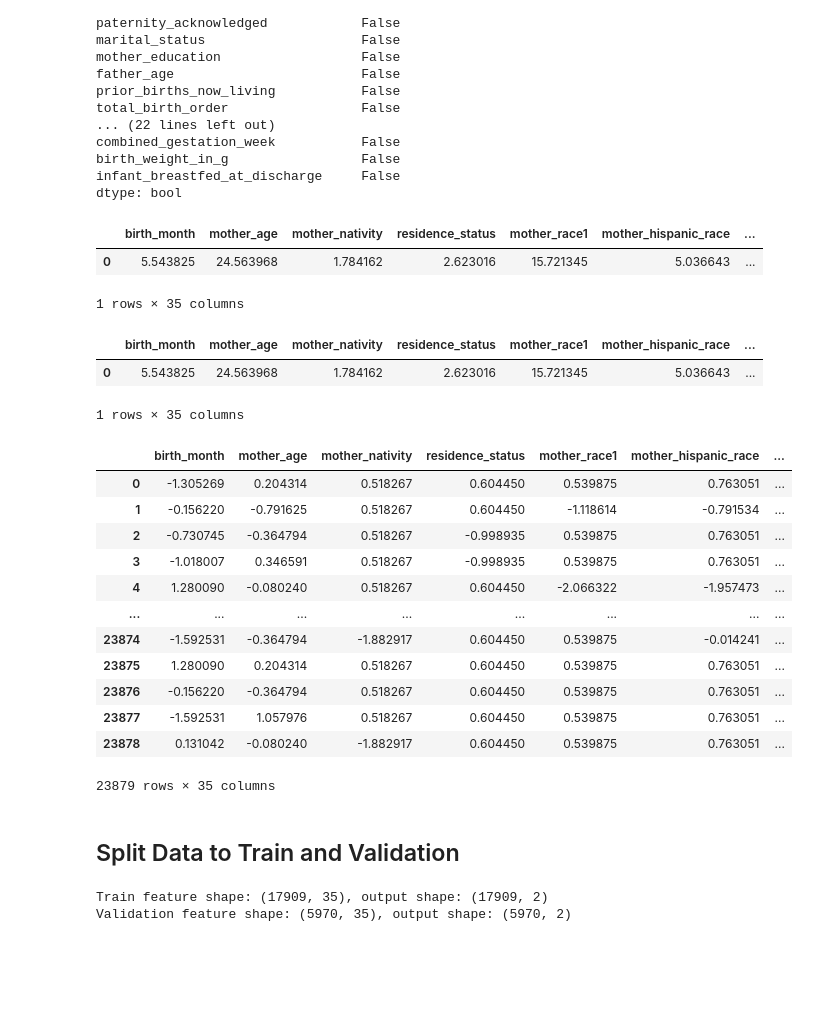
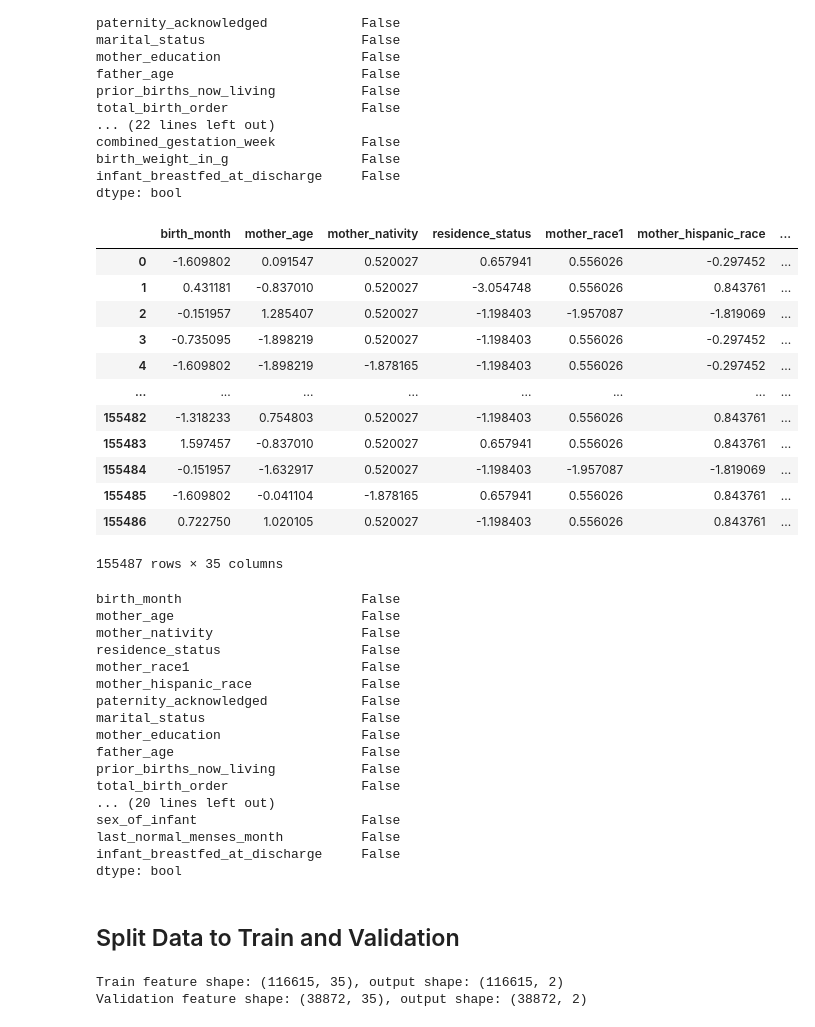
Before and after one commit to frankiepun/capstone_childbirth, a Jupyter notebook: childbirth_EDA.ipynb, the cells around one changed output. Cells and saved outputs as stored; diff of their text form; code cells hidden in the pictures; blank space fills up the shorter version.

```diff
--- a/childbirth_EDA.ipynb
+++ b/childbirth_EDA.ipynb
@@ -128,7 +128,7 @@ def load_file_extract_data():
     field_names=col_mapping_df.field_name.values.tolist()
     #col_mapping_df
 
-    df = pd.read_fwf('Nat2021us/Nat2021us_small_30000.txt', colspecs=col_specs, names=field_names)
+    df = pd.read_fwf('Nat2021us/Nat2021us_small_200000.txt', colspecs=col_specs, names=field_names)
     print(df.shape)
 
     return df
@@ -395,6 +400,7 @@ dtype: bool
 def scale_features(X_features):
     # it turns out all of them can be treated as categorical variables.
     X_features_rank = pd.DataFrame()
+    features_rank_dict = {}
 
     # The following code ranks the value by its relation to birth_weight_in_g
     # Example: mother_nativity has 3 values, 1=born in the US, 2=outside, 3=unknown
@@ -405,54 +411,77 @@ def scale_features(X_features):
     #   mean(birth_weight_in_g) with value 3 (unknown) is 1500 grams
     #   then order them. In this case, we will assign 0 to 3 (unknown), 1 to 2 (outside), 2 to 1 (US)
     for feature in X_features.columns:
         labels_ordered = X_features.groupby([feature])['birth_weight_in_g'].mean().sort_values().index
+        # labels_ordered now contains the ranked order of each value
+        # for example, it is Index(['N', 'Y', 'U', 'X'], N has highest birth_weight_in_g
+        # convert labels_ordered to a dictionary {k:i}
         labels_ordered = {k:i for i,k in enumerate(labels_ordered, 0)}
+        # labels_ordered is a dictionary {6:0, 12:1, ...}. It means if the value is 6, map it to 0
+        # another example {'N': 0, 'Y': 1, 'U': 2, 'X': 3}. if the value is N, map it to 0
+        features_rank_dict[feature] = labels_ordered
         # print(f"{feature}: {labels_ordered}")
         X_features_rank[feature] = X_features[feature].map(labels_ordered)
 
+    with open('models/features_rank_dict.pkl', 'wb') as f:
+        pickle.dump(features_rank_dict, f)
 
     # get all features except birth_weight_in_g
     feature_scale=[feature for feature in X_features_rank.columns if feature not in ['birth_weight_in_g', 'combined_gestation_week']]
 
     # all values will be standardized to standard normal distribution with zero mean
     scaler = StandardScaler() # Initialize StandardScaler object
 
+    # save the fitted StandardScaler
     X_features_scaled = scaler.fit_transform(X_features_rank[feature_scale]) # Fit scaler on and transform the data
+    with open('models/standard_scaler.pkl', 'wb') as f:
+        pickle.dump(scaler, f)
 
-    # output the mean and standard deviation. It will be used for test's input
+    # output the mean and standard deviation.
     train_mean = pd.DataFrame(data=scaler.mean_.reshape(1, len(scaler.mean_)), columns=scaler.feature_names_in_)
-    display(train_mean)
     train_mean.to_csv("data_files/train_mean.csv", index=False)
     train_stddev = pd.DataFrame(data=scaler.mean_.reshape(1, len(scaler.mean_)), columns=scaler.feature_names_in_)
-    display(train_stddev)
     train_mean.to_csv("data_files/train_stddev.csv", index=False)
 
     X_features_transformed = pd.DataFrame(X_features_scaled, columns=feature_scale) # Convert back into dataframe
 
     return X_features_transformed
 
 X_train_transformed = scale_features(X_train)
 X_train_transformed
 # %% [output]
 |  | birth_month | mother_age | mother_nativity | residence_status | mother_race1 | mother_hispanic_race | ... |
-| 0 | 5.543825 | 24.563968 | 1.784162 | 2.623016 | 15.721345 | 5.036643 | ... |
+| 0 | -1.609802 | 0.091547 | 0.520027 | 0.657941 | 0.556026 | -0.297452 | ... |
+| 1 | 0.431181 | -0.837010 | 0.520027 | -3.054748 | 0.556026 | 0.843761 | ... |
+| 2 | -0.151957 | 1.285407 | 0.520027 | -1.198403 | -1.957087 | -1.819069 | ... |
+| 3 | -0.735095 | -1.898219 | 0.520027 | -1.198403 | 0.556026 | -0.297452 | ... |
+| 4 | -1.609802 | -1.898219 | -1.878165 | -1.198403 | 0.556026 | -0.297452 | ... |
+| ... | ... | ... | ... | ... | ... | ... | ... |
+| 155482 | -1.318233 | 0.754803 | 0.520027 | -1.198403 | 0.556026 | 0.843761 | ... |
+| 155483 | 1.597457 | -0.837010 | 0.520027 | 0.657941 | 0.556026 | 0.843761 | ... |
+| 155484 | -0.151957 | -1.632917 | 0.520027 | -1.198403 | -1.957087 | -1.819069 | ... |
+| 155485 | -1.609802 | -0.041104 | -1.878165 | 0.657941 | 0.556026 | 0.843761 | ... |
+| 155486 | 0.722750 | 1.020105 | 0.520027 | -1.198403 | 0.556026 | 0.843761 | ... |
-1 rows × 35 columns
+155487 rows × 35 columns
-|  | birth_month | mother_age | mother_nativity | residence_status | mother_race1 | mother_hispanic_race | ... |
-| 0 | 5.543825 | 24.563968 | 1.784162 | 2.623016 | 15.721345 | 5.036643 | ... |
-1 rows × 35 columns
-|  | birth_month | mother_age | mother_nativity | residence_status | mother_race1 | mother_hispanic_race | ... |
-| 0 | -1.305269 | 0.204314 | 0.518267 | 0.604450 | 0.539875 | 0.763051 | ... |
-| 1 | -0.156220 | -0.791625 | 0.518267 | 0.604450 | -1.118614 | -0.791534 | ... |
-| 2 | -0.730745 | -0.364794 | 0.518267 | -0.998935 | 0.539875 | 0.763051 | ... |
-| 3 | -1.018007 | 0.346591 | 0.518267 | -0.998935 | 0.539875 | 0.763051 | ... |
-| 4 | 1.280090 | -0.080240 | 0.518267 | 0.604450 | -2.066322 | -1.957473 | ... |
-| ... | ... | ... | ... | ... | ... | ... | ... |
-| 23874 | -1.592531 | -0.364794 | -1.882917 | 0.604450 | 0.539875 | -0.014241 | ... |
-| 23875 | 1.280090 | 0.204314 | 0.518267 | 0.604450 | 0.539875 | 0.763051 | ... |
-| 23876 | -0.156220 | -0.364794 | 0.518267 | 0.604450 | 0.539875 | 0.763051 | ... |
-| 23877 | -1.592531 | 1.057976 | 0.518267 | 0.604450 | 0.539875 | 0.763051 | ... |
-| 23878 | 0.131042 | -0.080240 | -1.882917 | 0.604450 | 0.539875 | 0.763051 | ... |
-23879 rows × 35 columns
+# %%
+print(X_train_transformed.isna().any())
+# %% [output]
+birth_month                       False
+mother_age                        False
+mother_nativity                   False
+residence_status                  False
+mother_race1                      False
+mother_hispanic_race              False
+paternity_acknowledged            False
+marital_status                    False
+mother_education                  False
+father_age                        False
+prior_births_now_living           False
+total_birth_order                 False
+... (20 lines left out)
+sex_of_infant                     False
+last_normal_menses_month          False
+infant_breastfed_at_discharge     False
+dtype: bool
 # %% [markdown]
 ## Split Data to Train and Validation
 # %%
@@ -463,8 +492,8 @@ X_train_after_processing, X_val_after_processing, y_train_after_processing, y_va
 print(f"Train feature shape: {X_train_after_processing.shape}, output shape: {y_train_after_processing.shape}")
 print(f"Validation feature shape: {X_val_after_processing.shape}, output shape: {y_val_after_processing.shape}")
 # %% [output]
-Train feature shape: (17909, 35), output shape: (17909, 2)
-Validation feature shape: (5970, 35), output shape: (5970, 2)
+Train feature shape: (116615, 35), output shape: (116615, 2)
+Validation feature shape: (38872, 35), output shape: (38872, 2)
 # %%
 # save data to CSV
 X_train_after_processing.to_csv("data_files/data_x_train.csv", index=False)
```
Also changed, not shown: parts of 9 cells of this notebook.
